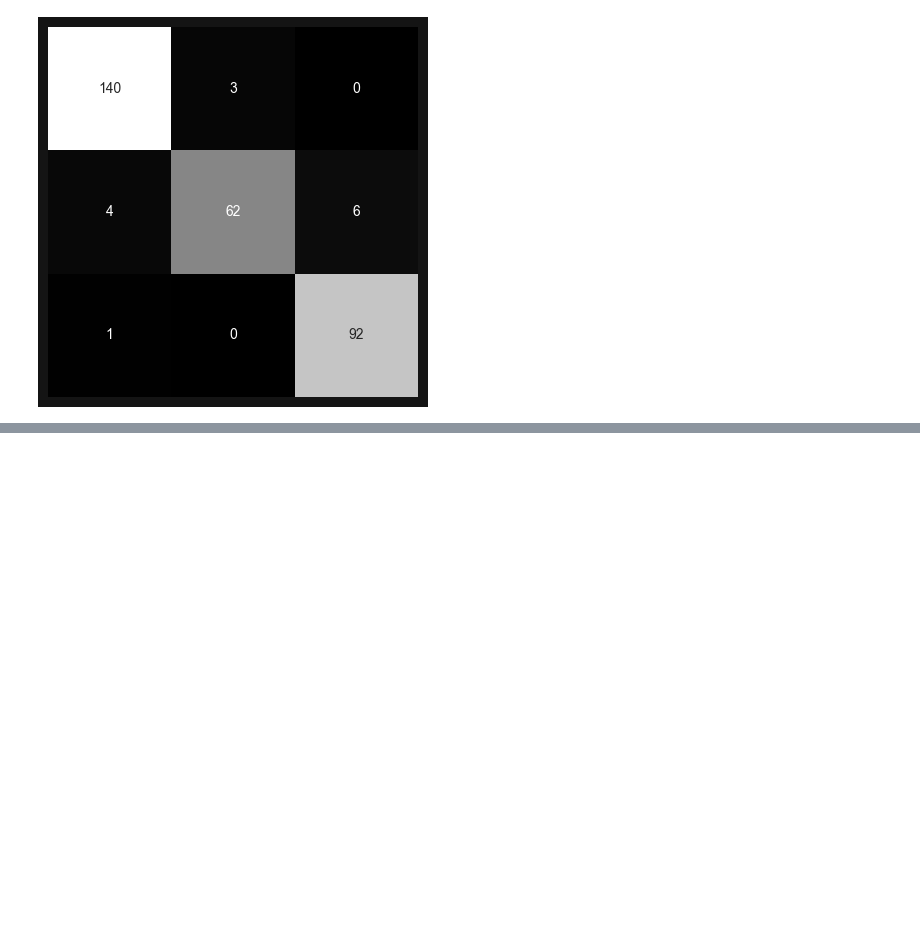
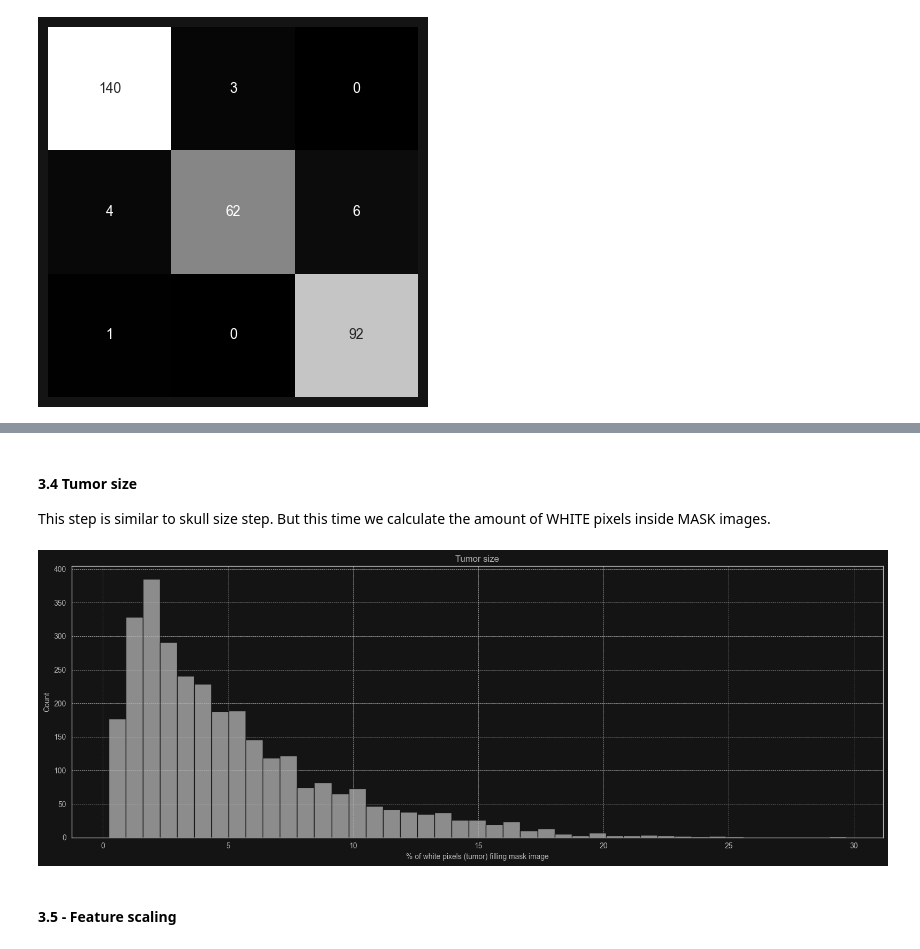
Before and after one commit to gracjan-p/brain-tumors, a Jupyter notebook: brain-tumors-analysis.ipynb, the cells around one changed output, grey strips where cells are left out. Saved outputs shown, nothing was run; the diff lists cells and outputs as text; code cells hidden in the pictures; blank space fills up the shorter version.

```diff
--- a/brain-tumors-analysis.ipynb
+++ b/brain-tumors-analysis.ipynb
@@ -476,0 +748,23 @@ weighted avg       0.95      0.95      0.95       308
+# %% [markdown]
+#### 3.4 Tumor size
+This step is similar to skull size step. But this time we calculate the amount of WHITE pixels inside MASK images.
+# %%
+y_all = np.concatenate((y_train_files, y_val_files, y_test_files))
+tumor_pixels = []
+
+for nth_mask_path in y_all:
+    mask = cv.imread(nth_mask_path)
+
+    n_white_pixels = np.sum(mask == 255)
+    percentage_white_pixels = (n_white_pixels / (512*512)) * 100
+    tumor_pixels.append(percentage_white_pixels)
+
+plt.figure(figsize=(16, 6))
+sb.histplot(data=tumor_pixels, color=WHITE_MID, linewidth=1, edgecolor=GREY_DARK)
+plt.title('Tumor size')
+plt.xlabel('% of white pixels (tumor) filling mask image')
+plt.tight_layout()
+# %% [output]
+[figure, added]
+# %% [markdown]
+#### 3.5 - Feature scaling
```
Also changed, not shown: parts of 44 cells of this notebook, 3 other files.
